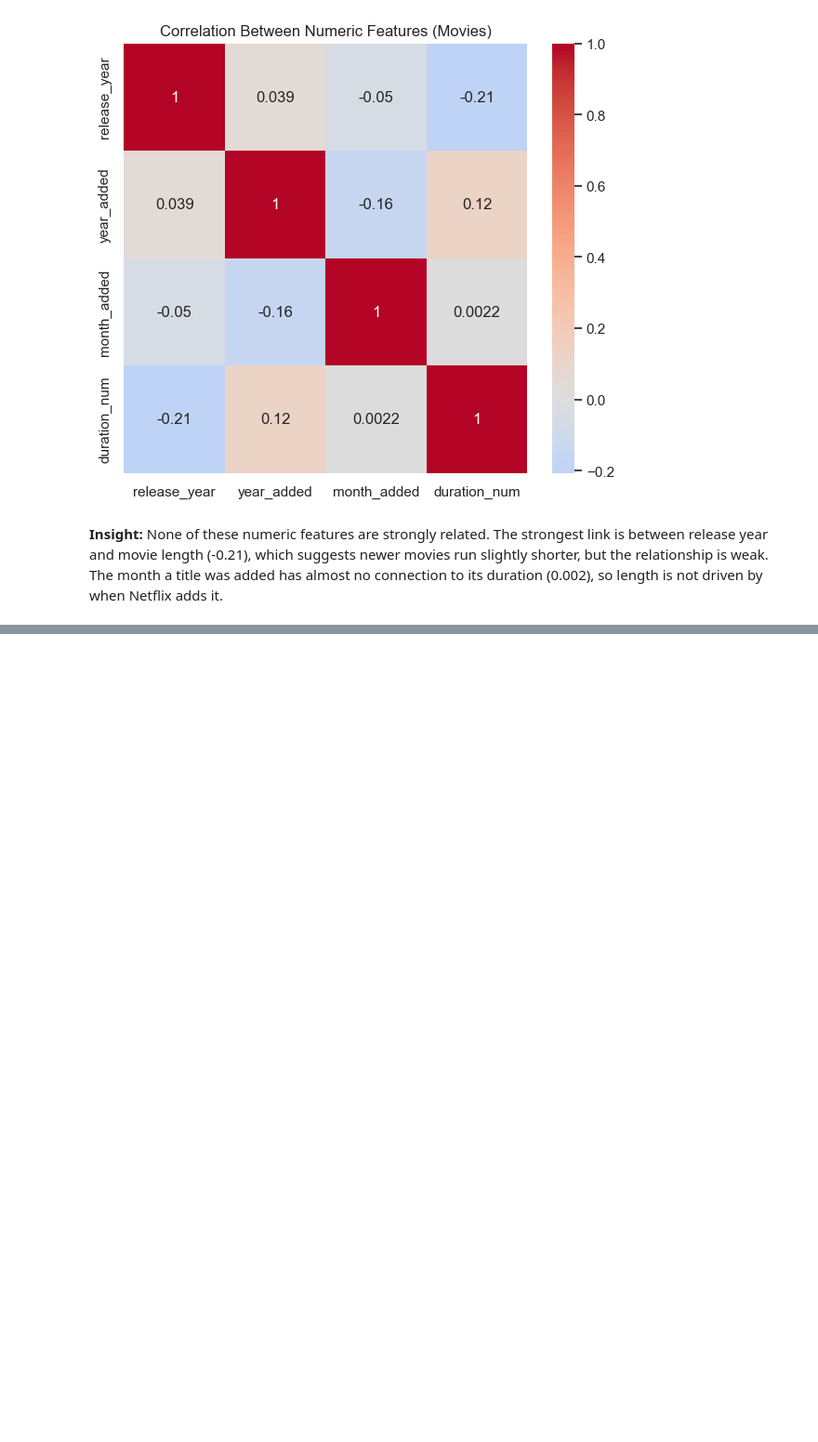
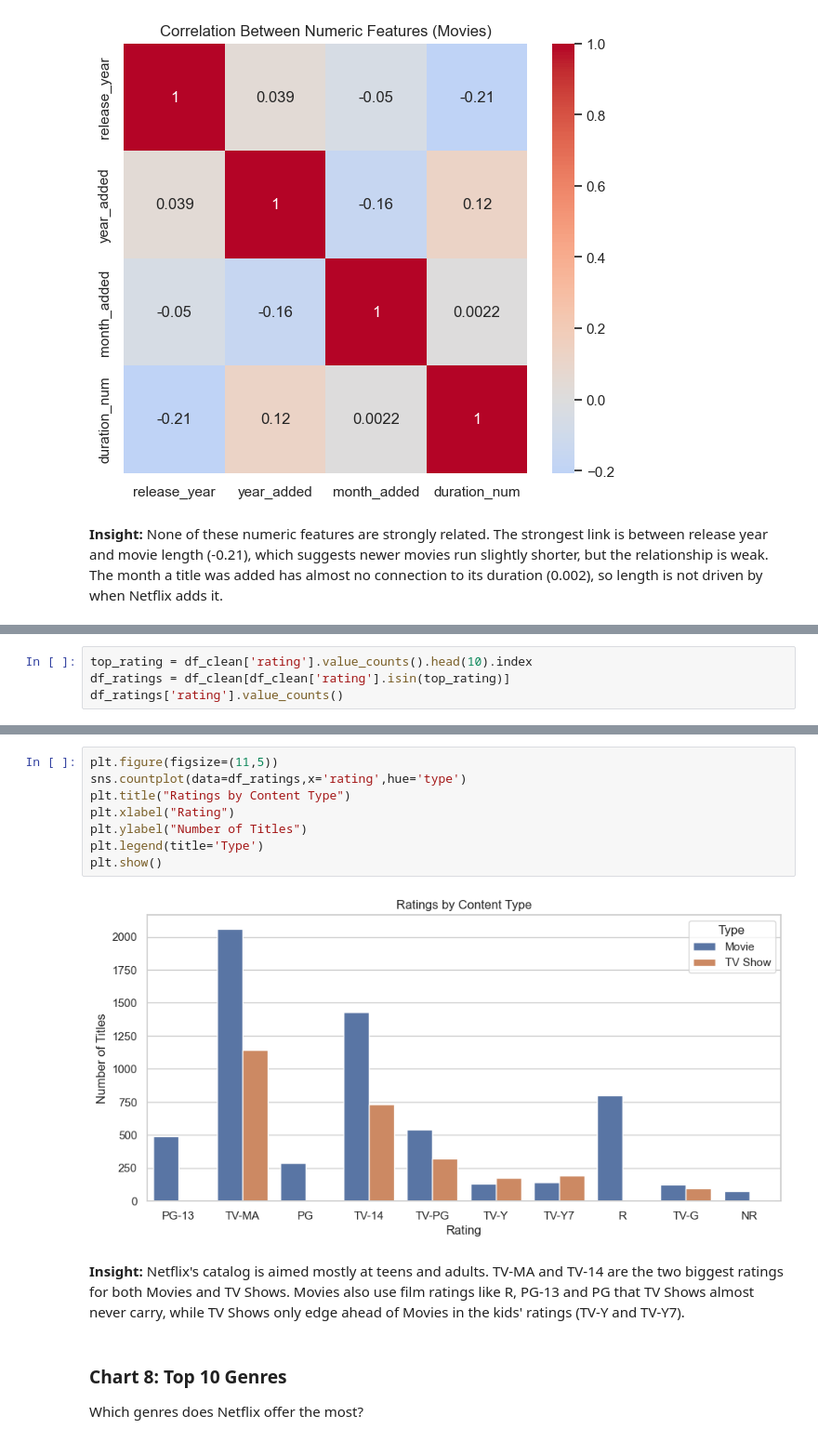
Before and after one commit to baasirahmad46/netflix-eda-visual-storytelling, a Jupyter notebook: notebooks/netflix_eda.ipynb, the cells around one changed output, grey strips where cells are left out. Shown at 93% size. Drawn from its saved outputs; the diff is of its cells as text; blank space fills up the shorter version.

Commit message:
Add ratings by type and top genres charts

```diff
--- a/notebooks/netflix_eda.ipynb
+++ b/notebooks/netflix_eda.ipynb
@@ -334,0 +338,4 @@ plt.show()
+# %%
+top_rating = df_clean['rating'].value_counts().head(10).index
+df_ratings = df_clean[df_clean['rating'].isin(top_rating)]
+df_ratings['rating'].value_counts()
@@ -334,0 +355,15 @@ plt.show()
+# %%
+plt.figure(figsize=(11,5))
+sns.countplot(data=df_ratings,x='rating',hue='type')
+plt.title("Ratings by Content Type")
+plt.xlabel("Rating")
+plt.ylabel("Number of Titles")
+plt.legend(title='Type')
+plt.show()
+# %% [output]
+[figure, added]
+# %% [markdown]
+**Insight:** Netflix's catalog is aimed mostly at teens and adults. TV-MA and TV-14 are the two biggest ratings for both Movies and TV Shows. Movies also use film ratings like R, PG-13 and PG that TV Shows almost never carry, while TV Shows only edge ahead of Movies in the kids' ratings (TV-Y and TV-Y7).
+# %% [markdown]
+### Chart 8: Top 10 Genres
+Which genres does Netflix offer the most?
```
Also changed, not shown: parts of 5 cells of this notebook.
